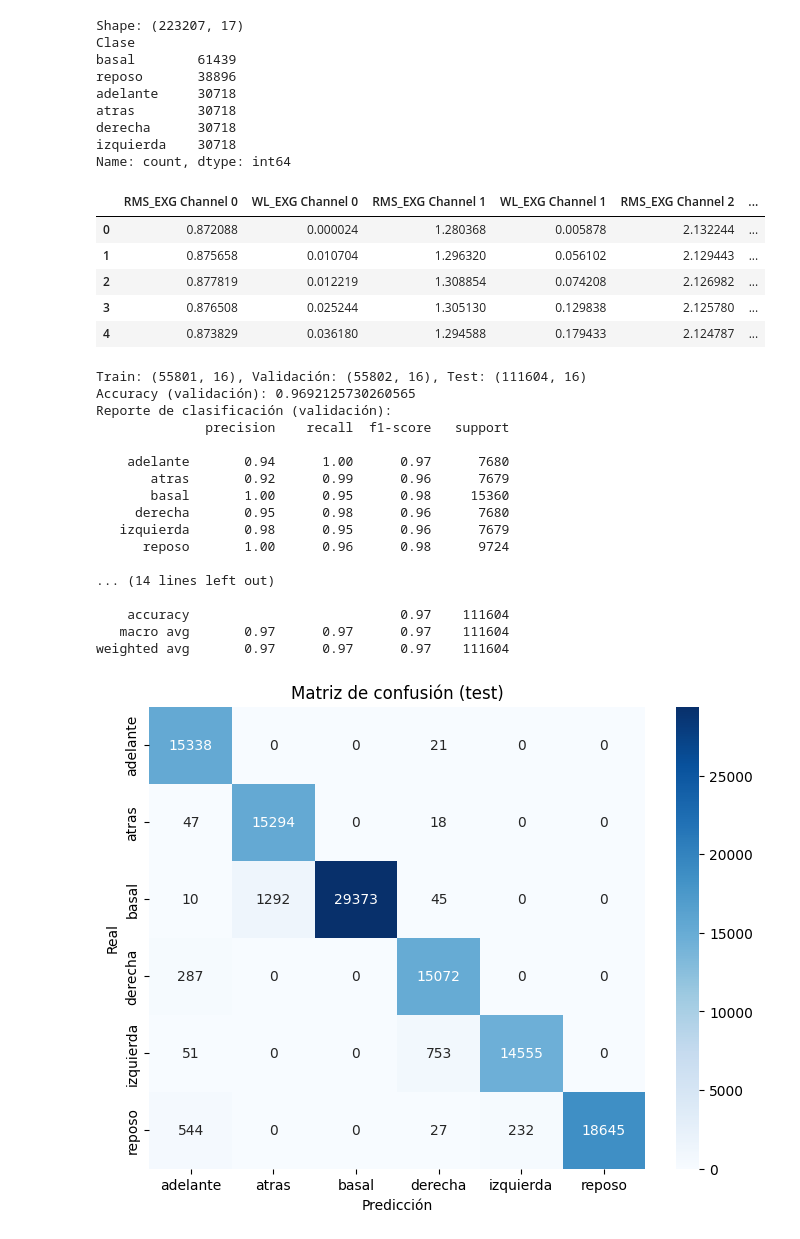
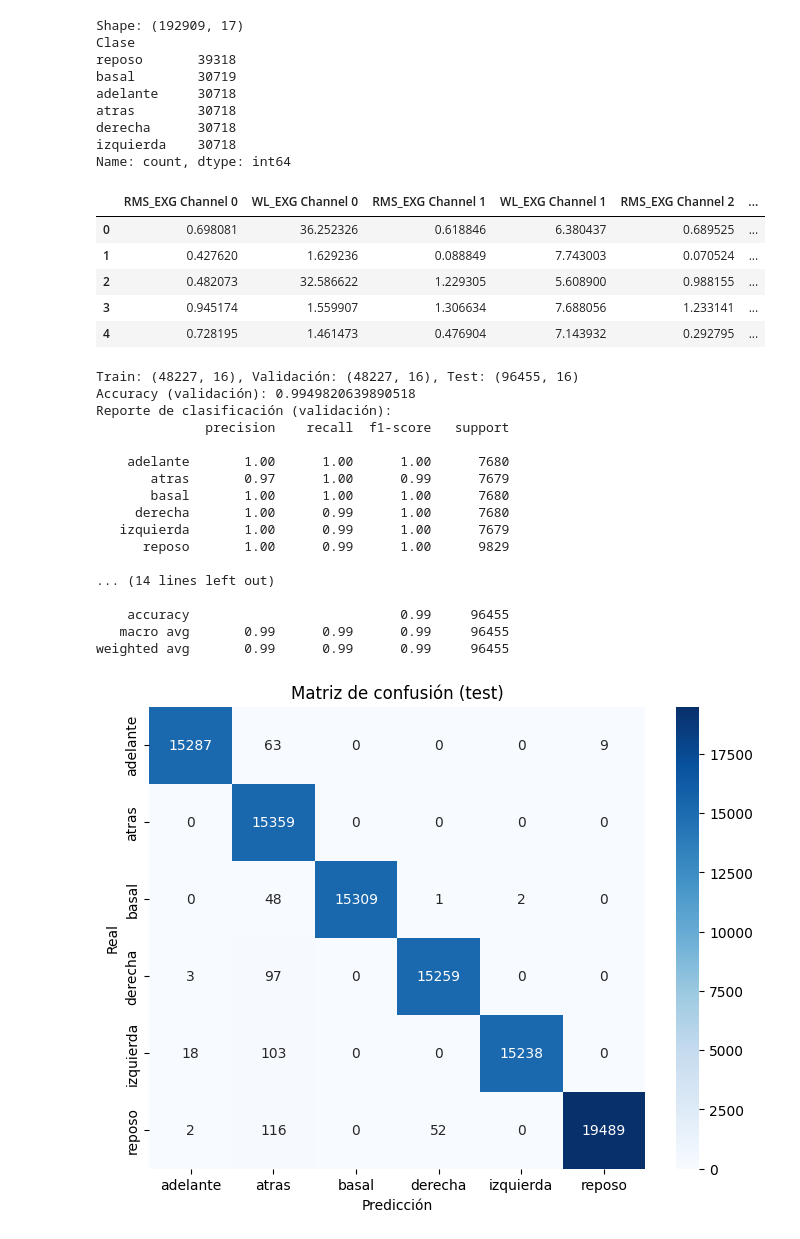
Before and after one commit to hdeavila1992/Robot_Human_Interfase_v0, a Jupyter notebook: notebooks/03-modeling-desiciontree.ipynb, the cells around one changed output. Cells and saved outputs as stored; diff of their text form; code cells hidden in the pictures.

```diff
--- a/notebooks/03-modeling-desiciontree.ipynb
+++ b/notebooks/03-modeling-desiciontree.ipynb
@@ -1,34 +1,34 @@
 # %%
 # 1. Importar librerías y cargar datos
 import pandas as pd
 import numpy as np
 from sklearn.model_selection import train_test_split
 from sklearn.tree import DecisionTreeClassifier
 from sklearn.metrics import accuracy_score, confusion_matrix, classification_report
 import matplotlib.pyplot as plt
 import seaborn as sns
 
 #df = pd.read_parquet('../data/processed/final_feature_data.parquet')
-df=pd.read_parquet('../data/processed/final_feature_datacombinado_0_2.parquet')
+df=pd.read_parquet('../data/processed/final_feature_datacombinado_0_3_basal_reduced.parquet')
 print(f'Shape: {df.shape}')
 print(df['Clase'].value_counts())
 df.head()
 # %% [output]
-Shape: (223207, 17)
+Shape: (192909, 17)
 Clase
-basal        61439
-reposo       38896
+reposo       39318
+basal        30719
 adelante     30718
 atras        30718
 derecha      30718
 izquierda    30718
 Name: count, dtype: int64
 |  | RMS_EXG Channel 0 | WL_EXG Channel 0 | RMS_EXG Channel 1 | WL_EXG Channel 1 | RMS_EXG Channel 2 | ... |
-| 0 | 0.872088 | 0.000024 | 1.280368 | 0.005878 | 2.132244 | ... |
-| 1 | 0.875658 | 0.010704 | 1.296320 | 0.056102 | 2.129443 | ... |
-| 2 | 0.877819 | 0.012219 | 1.308854 | 0.074208 | 2.126982 | ... |
-| 3 | 0.876508 | 0.025244 | 1.305130 | 0.129838 | 2.125780 | ... |
-| 4 | 0.873829 | 0.036180 | 1.294588 | 0.179433 | 2.124787 | ... |
+| 0 | 0.698081 | 36.252326 | 0.618846 | 6.380437 | 0.689525 | ... |
+| 1 | 0.427620 | 1.629236 | 0.088849 | 7.743003 | 0.070524 | ... |
+| 2 | 0.482073 | 32.586622 | 1.229305 | 5.608900 | 0.988155 | ... |
+| 3 | 0.945174 | 1.559907 | 1.306634 | 7.688056 | 1.233141 | ... |
+| 4 | 0.728195 | 1.461473 | 0.476904 | 7.143932 | 0.292795 | ... |
 # %%
 # 2. Preparar X e y
 X = df.drop('Clase', axis=1)
@@ -70,24 +70,24 @@ plt.ylabel('Real')
 plt.title('Matriz de confusión (test)')
 plt.show()
 # %% [output]
-Train: (55801, 16), Validación: (55802, 16), Test: (111604, 16)
-Accuracy (validación): 0.9692125730260565
+Train: (48227, 16), Validación: (48227, 16), Test: (96455, 16)
+Accuracy (validación): 0.9949820639890518
 Reporte de clasificación (validación):
               precision    recall  f1-score   support
 
-    adelante       0.94      1.00      0.97      7680
-       atras       0.92      0.99      0.96      7679
-       basal       1.00      0.95      0.98     15360
-     derecha       0.95      0.98      0.96      7680
-   izquierda       0.98      0.95      0.96      7679
-      reposo       1.00      0.96      0.98      9724
+    adelante       1.00      1.00      1.00      7680
+       atras       0.97      1.00      0.99      7679
+       basal       1.00      1.00      1.00      7680
+     derecha       1.00      0.99      1.00      7680
+   izquierda       1.00      0.99      1.00      7679
+      reposo       1.00      0.99      1.00      9829
 
 ... (14 lines left out)
 
-    accuracy                           0.97    111604
-   macro avg       0.97      0.97      0.97    111604
-weighted avg       0.97      0.97      0.97    111604
+    accuracy                           0.99     96455
+   macro avg       0.99      0.99      0.99     96455
+weighted avg       0.99      0.99      0.99     96455
-[figure, old version]
+[figure, new version]
 # %%
 # Matriz de confusión para validación
 cm_val = confusion_matrix(y_val, y_val_pred)
```
Also changed, not shown: parts of 4 cells of this notebook, 7 other files.
